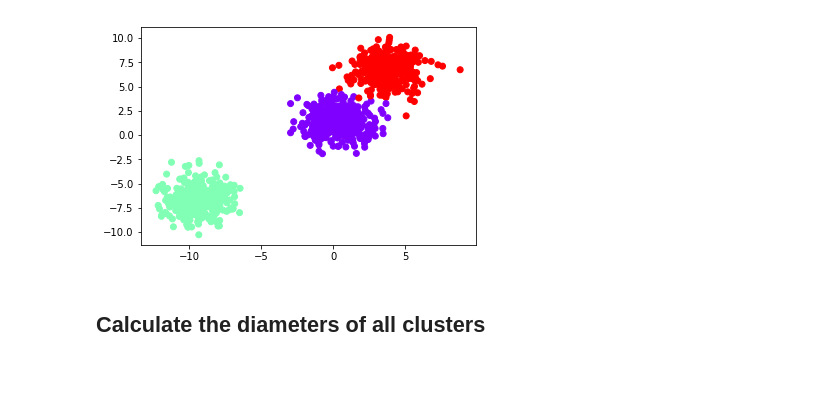
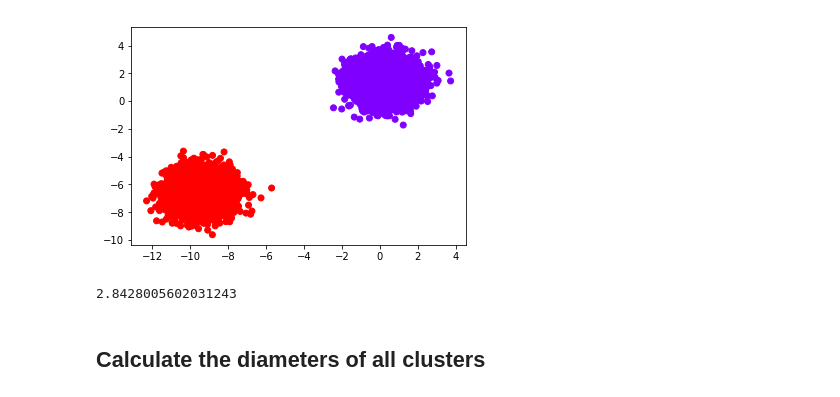
Before and after one commit to studart301d/Clusters-Metrics-Library, a Jupyter notebook: Dunn_Index.ipynb, the cells around one changed output. Cells and saved outputs as stored; diff of their text form; code cells hidden in the pictures.

Commit message:
Adding dunn index

```diff
--- a/Dunn_Index.ipynb
+++ b/Dunn_Index.ipynb
@@ -13,18 +13,22 @@ from sklearn.metrics.pairwise import euclidean_distances
 # %%
 #generating data
 from sklearn.datasets import make_blobs
 
-data = make_blobs(n_samples=1000, n_features=2,
-                           centers=3, cluster_std=1.2,random_state=101)
+data = make_blobs(n_samples=10000, n_features=2,
+                           centers=2, cluster_std=0.8,random_state=101)
 plt.scatter(data[0][:,0],data[0][:,1],c=data[1],cmap='rainbow')
 
 plt.show()
 # %% [output]
-[figure, old version]
+[figure, new version]
 # %%
 x = pd.DataFrame(data[0])
 x['labels'] = data[1]
 x.fillna(0, inplace=True)
+# %%
+dunn(x['labels'], euclidean_distances(x.drop('labels', axis=1)))
+# %% [output]
+2.8428005602031243
 # %% [markdown]
 ## Calculate the diameters of all clusters
 # %% [markdown]
```
Also changed, not shown: parts of 2 cells of this notebook, 2 other files.
